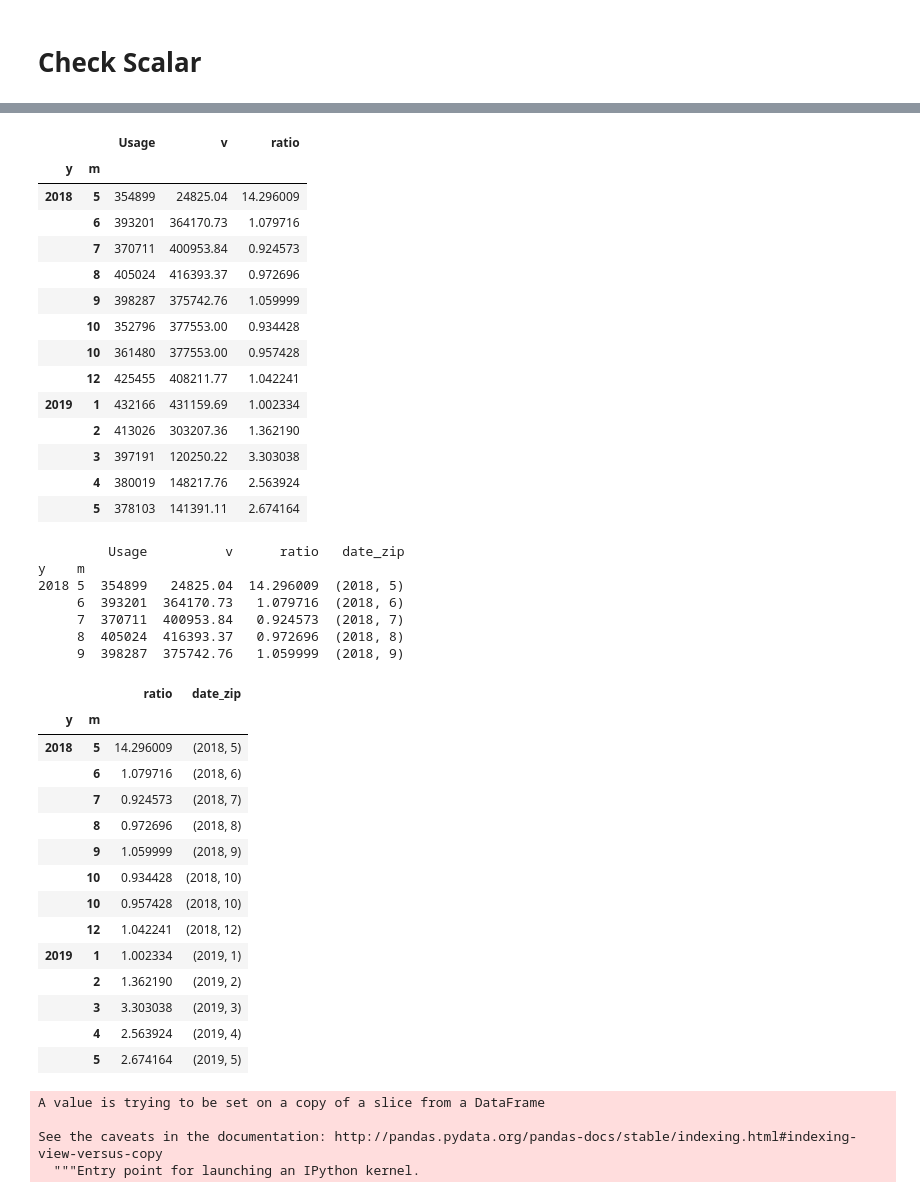
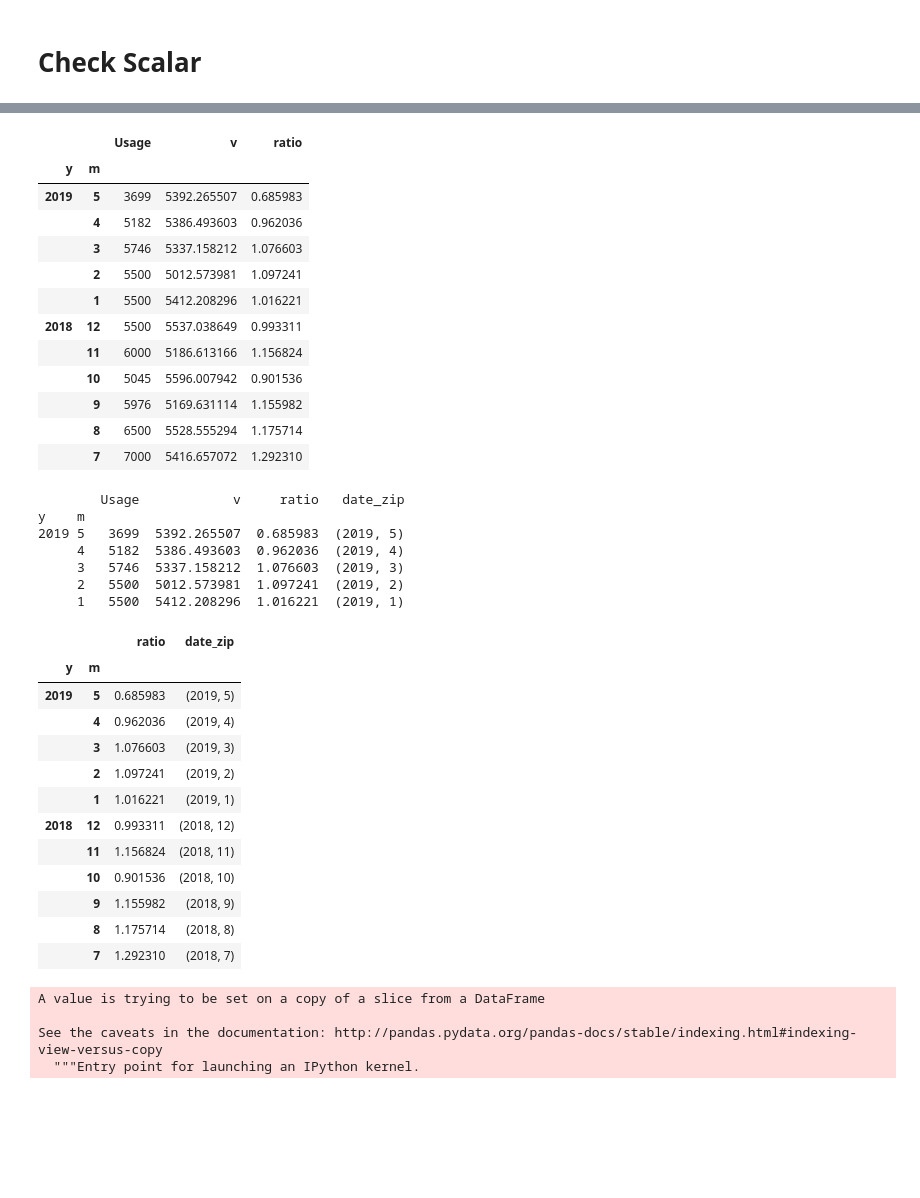
Before and after one commit to stevenhurwitt/LA-tools, a Jupyter notebook: EWX_Forecast/IDR_download_timeshift.ipynb, the cells around one changed output, grey strips where cells are left out. Drawn from its saved outputs; the diff is of its cells as text; code cells hidden in the pictures; blank space fills up the shorter version.

```diff
--- a/EWX_Forecast/IDR_download_timeshift.ipynb
+++ b/EWX_Forecast/IDR_download_timeshift.ipynb
@@ -141,8 +118,9 @@ files found in dir:  C:\Users\wb5888\LA-tools\EWX_Forecast\csv
 # %%
 myfile = filedf.files[1]
 myfile
-val = pd.read_csv(myfile, header = 0, index_col = 0)
+val = pd.read_csv(myfile, header = None, index_col = 0)
 val.index = pd.to_datetime(val.index)
+val.columns = ['v']
 print(val.head())
 print(val.tail())
 # %% [output]
@@ -166,4 +141,6 @@ print(val.tail())
 # %%
 val['y'] = [a.year for a in val.index]
+val['m'] = [a.month for a in val.index]
+val['h'] = [a.hour for a in val.index]
 val.head()
 # %% [output]
@@ -177,8 +154,7 @@ val.head()
 # %%
 #forecast = pd.DataFrame(forecast)
-idr['y'] = [a.year for a in idr.index]
-idr['m'] = [a.month for a in idr.index]
-scalar = pd.DataFrame(idr['v'].groupby([idr.y, idr.m]).sum())
+
+scalar = pd.DataFrame(val['v'].groupby([val.y, val.m]).sum())
 scalar
 # %% [output]
 |  |  | v |
@@ -201,11 +176,11 @@ scalar
 # %%
-act_scalar = pd.read_csv(filedf.files[2], header = 0, index_col = 0)
+act_scalar = pd.read_csv(filedf.files[0], header = 0, index_col = 0)
 act_scalar['Start Date'] = pd.to_datetime(act_scalar['Start Date'])
 act_scalar['Stop Date'] = pd.to_datetime(act_scalar['Stop Date'])
 
 
-act_scalar['Mon'] = [m.month for m in act_scalar['Stop Date']]
-act_scalar['Yr'] = [y.year for y in act_scalar['Stop Date']]
+act_scalar['Mon'] = [m.month for m in act_scalar['Start Date']]
+act_scalar['Yr'] = [y.year for y in act_scalar['Start Date']]
 
 
 base_scalar = act_scalar[['Usage', 'Mon', 'Yr']].reset_index(drop = True)
@@ -243,48 +216,44 @@ comb_scalar
 # %% [output]
 |  |  | Usage | v | ratio |
 | y | m |  |  |  |
-| 2018 | 5 | 354899 | 24825.04 | 14.296009 |
-|  | 6 | 393201 | 364170.73 | 1.079716 |
-|  | 7 | 370711 | 400953.84 | 0.924573 |
-|  | 8 | 405024 | 416393.37 | 0.972696 |
-|  | 9 | 398287 | 375742.76 | 1.059999 |
-|  | 10 | 352796 | 377553.00 | 0.934428 |
-|  | 10 | 361480 | 377553.00 | 0.957428 |
-|  | 12 | 425455 | 408211.77 | 1.042241 |
-| 2019 | 1 | 432166 | 431159.69 | 1.002334 |
-|  | 2 | 413026 | 303207.36 | 1.362190 |
-|  | 3 | 397191 | 120250.22 | 3.303038 |
-|  | 4 | 380019 | 148217.76 | 2.563924 |
-|  | 5 | 378103 | 141391.11 | 2.674164 |
+| 2019 | 5 | 3699 | 5392.265507 | 0.685983 |
+|  | 4 | 5182 | 5386.493603 | 0.962036 |
+|  | 3 | 5746 | 5337.158212 | 1.076603 |
+|  | 2 | 5500 | 5012.573981 | 1.097241 |
+|  | 1 | 5500 | 5412.208296 | 1.016221 |
+| 2018 | 12 | 5500 | 5537.038649 | 0.993311 |
+|  | 11 | 6000 | 5186.613166 | 1.156824 |
+|  | 10 | 5045 | 5596.007942 | 0.901536 |
+|  | 9 | 5976 | 5169.631114 | 1.155982 |
+|  | 8 | 6500 | 5528.555294 | 1.175714 |
+|  | 7 | 7000 | 5416.657072 | 1.292310 |
 # %%
-idr['date_zip'] = [(a,b) for a, b in zip(idr.y, idr.m)]
-idr['date'] = pd.to_datetime(idr.index.to_series())
+val['date_zip'] = [(a,b) for a, b in zip(val.y, val.m)]
+val['date'] = pd.to_datetime(val.index.to_series())
 #comb_scalar['date_zip'] = zip(comb_scalar.index.y, comb_scalar.index.m)
 comb_scalar['date_zip'] = comb_scalar.index.to_series()
 print(comb_scalar.head())
 sub_scalar = comb_scalar[['ratio', 'date_zip']]
 sub_scalar
 # %% [output]
-         Usage          v      ratio   date_zip
+        Usage            v     ratio   date_zip
 y    m
-2018 5  354899   24825.04  14.296009  (2018, 5)
-     6  393201  364170.73   1.079716  (2018, 6)
-     7  370711  400953.84   0.924573  (2018, 7)
-     8  405024  416393.37   0.972696  (2018, 8)
-     9  398287  375742.76   1.059999  (2018, 9)
+2019 5   3699  5392.265507  0.685983  (2019, 5)
+     4   5182  5386.493603  0.962036  (2019, 4)
+     3   5746  5337.158212  1.076603  (2019, 3)
+     2   5500  5012.573981  1.097241  (2019, 2)
+     1   5500  5412.208296  1.016221  (2019, 1)
 |  |  | ratio | date_zip |
 | y | m |  |  |
-| 2018 | 5 | 14.296009 | (2018, 5) |
-|  | 6 | 1.079716 | (2018, 6) |
-|  | 7 | 0.924573 | (2018, 7) |
-|  | 8 | 0.972696 | (2018, 8) |
-|  | 9 | 1.059999 | (2018, 9) |
-|  | 10 | 0.934428 | (2018, 10) |
-|  | 10 | 0.957428 | (2018, 10) |
-|  | 12 | 1.042241 | (2018, 12) |
-| 2019 | 1 | 1.002334 | (2019, 1) |
-|  | 2 | 1.362190 | (2019, 2) |
-|  | 3 | 3.303038 | (2019, 3) |
-|  | 4 | 2.563924 | (2019, 4) |
-|  | 5 | 2.674164 | (2019, 5) |
+| 2019 | 5 | 0.685983 | (2019, 5) |
+|  | 4 | 0.962036 | (2019, 4) |
+|  | 3 | 1.076603 | (2019, 3) |
+|  | 2 | 1.097241 | (2019, 2) |
+|  | 1 | 1.016221 | (2019, 1) |
+| 2018 | 12 | 0.993311 | (2018, 12) |
+|  | 11 | 1.156824 | (2018, 11) |
+|  | 10 | 0.901536 | (2018, 10) |
+|  | 9 | 1.155982 | (2018, 9) |
+|  | 8 | 1.175714 | (2018, 8) |
+|  | 7 | 1.292310 | (2018, 7) |
 # %%
```
Also changed, not shown: parts of 14 cells of this notebook, 3 other files.
